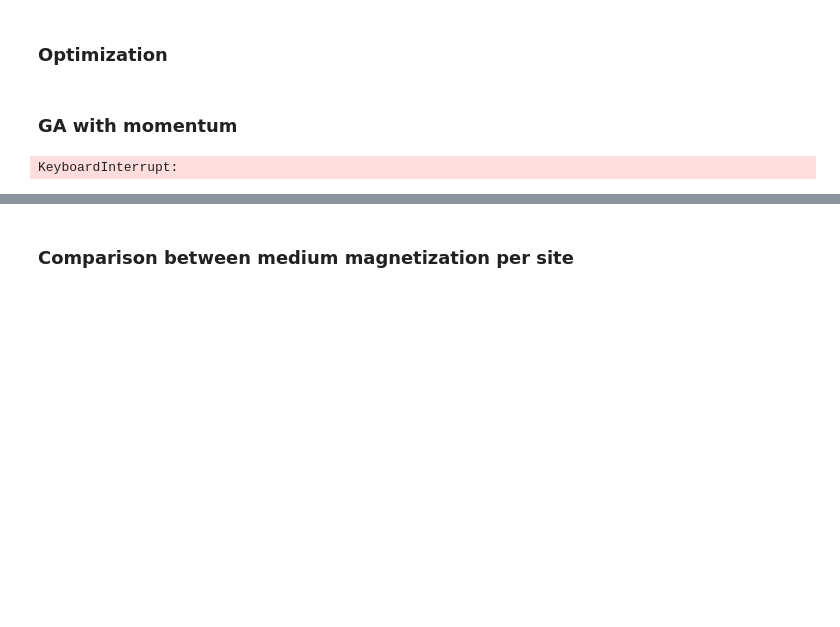
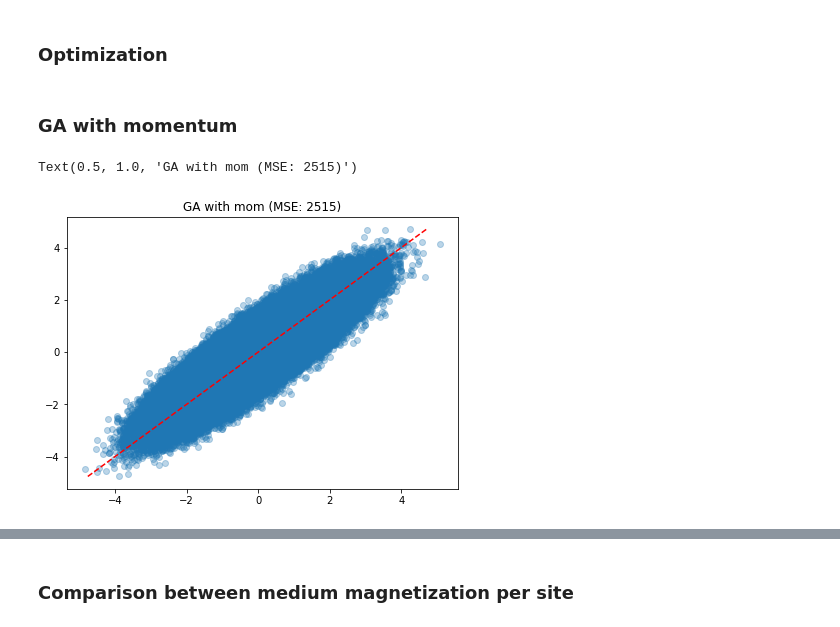
Before and after one commit to micheleavella/brain_project, a Jupyter notebook: parallel_inference.ipynb, the cells around one changed output, grey strips where cells are left out. Drawn from its saved outputs; the diff is of its cells as text; code cells hidden in the pictures; blank space fills up the shorter version.

```diff
--- a/parallel_inference.ipynb
+++ b/parallel_inference.ipynb
@@ -93,23 +92,24 @@ Wall time: 912 ms
 # %% [markdown]
 ### GA with momentum
 # %%
-np.random.seed(123)
-p_mom = np.random.normal(0,2,N*N+N)
+np.random.seed(2010)
+p_mom = np.random.normal(0,1,N*N+N)
 v = np.zeros(N*N+N)
 ### PARAMS
-Steps = 300
-l_r = 0.1
+Steps = 400
+l_r = np.linspace(0.1,0.001,Steps)
 fric = 0.9
 
 for i in tqdm(range(Steps)):
     g = parralel_grad(p_mom,S_split,C,C_dot,gamma)
-    v = fric*v + l_r * g
+    v = fric*v + l_r[i] * g
     p_mom += v
 
 plt.figure(figsize=(7,5))
-plt.plot(p_mom,p_real,'o')
+plt.plot(p_mom,p_real,'o',alpha = 0.3)
 plt.plot([min(p_real),max(p_real)],[min(p_real),max(p_real)],'--',color ='red')
 plt.title('GA with mom (MSE: '+str(np.sum((p_mom-p_real)**2))[:4]+')')
 # %% [output]
-KeyboardInterrupt:
+Text(0.5, 1.0, 'GA with mom (MSE: 2515)')
+[figure, added]
 # %% [markdown]
```
Also changed, not shown: parts of 7 cells of this notebook.
